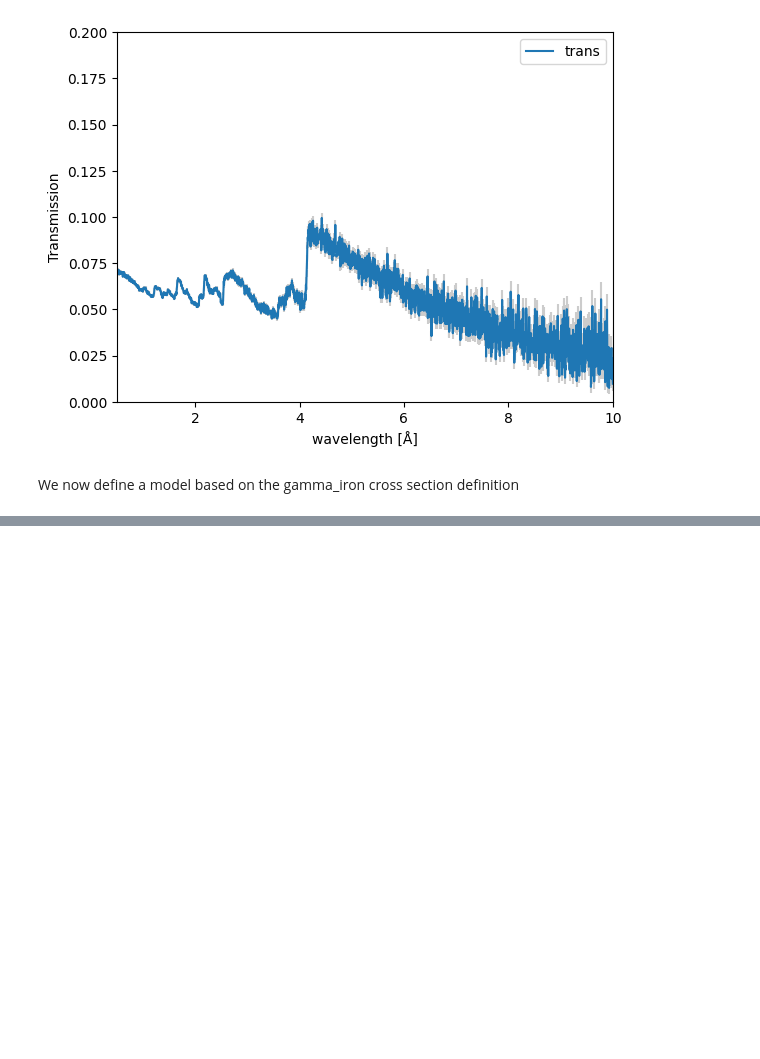
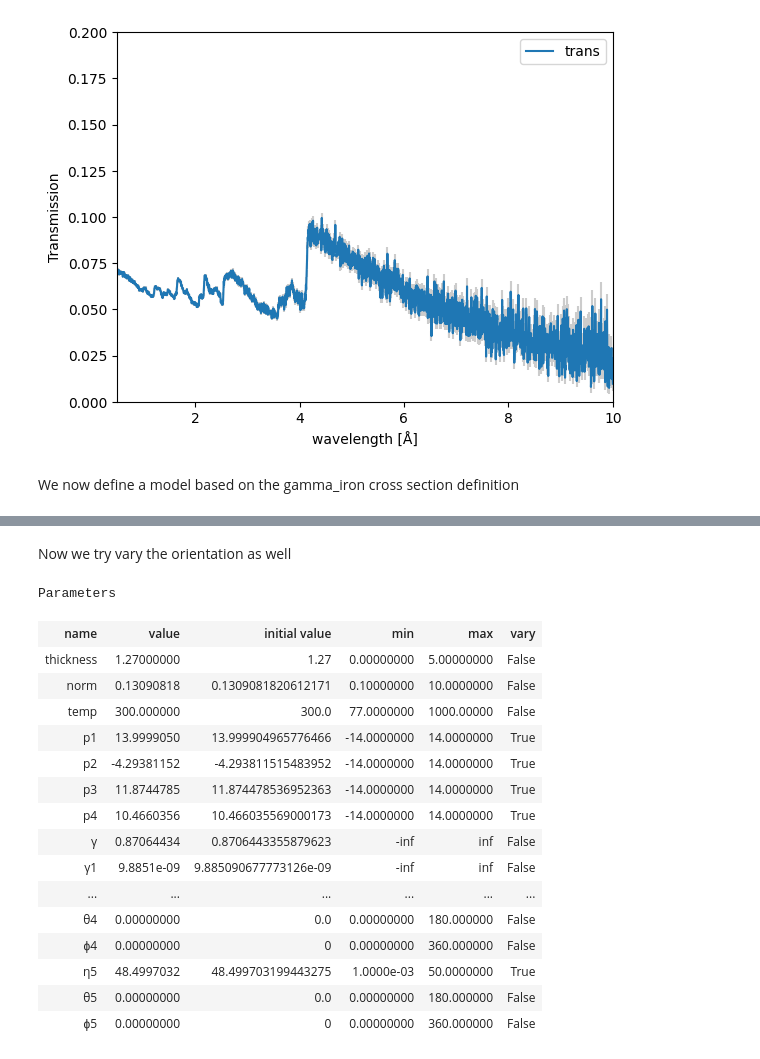
Before and after one commit to TsvikiHirsh/nbragg, a Jupyter notebook: notebooks/nbragg_tutorial.ipynb, the cells around one changed output, grey strips where cells are left out. Saved outputs shown, nothing was run; the diff lists cells and outputs as text; code cells hidden in the pictures; blank space fills up the shorter version.

```diff
--- a/notebooks/nbragg_tutorial.ipynb
+++ b/notebooks/nbragg_tutorial.ipynb
@@ -435,0 +437,2 @@ result.be
+# %% [markdown]
+Now we try vary the orientation as well
@@ -435,0 +442,31 @@ result.be
+# %%
+
+model.params["thickness"].vary = False
+model.params["norm"].vary = False
+model.params["θ2"].vary = False
+model.params["θ3"].vary = False
+model.params["θ4"].vary = False
+model.params["θ5"].vary = False
+model.params["ϕ2"].vary = False
+model.params["ϕ3"].vary = False
+model.params["ϕ4"].vary = False
+model.params["ϕ5"].vary = False
+model.params
+# %% [output]
+Parameters
+| name | value | initial value | min | max | vary |
+| thickness | 1.27000000 | 1.27 | 0.00000000 | 5.00000000 | False |
+| norm | 0.13090818 | 0.1309081820612171 | 0.10000000 | 10.0000000 | False |
+| temp | 300.000000 | 300.0 | 77.0000000 | 1000.00000 | False |
+| p1 | 13.9999050 | 13.999904965776466 | -14.0000000 | 14.0000000 | True |
+| p2 | -4.29381152 | -4.293811515483952 | -14.0000000 | 14.0000000 | True |
+| p3 | 11.8744785 | 11.874478536952363 | -14.0000000 | 14.0000000 | True |
+| p4 | 10.4660356 | 10.466035569000173 | -14.0000000 | 14.0000000 | True |
+| γ | 0.87064434 | 0.8706443355879623 | -inf | inf | False |
+| γ1 | 9.8851e-09 | 9.885090677773126e-09 | -inf | inf | False |
+| ... | ... | ... | ... | ... | ... |
+| θ4 | 0.00000000 | 0.0 | 0.00000000 | 180.000000 | False |
+| ϕ4 | 0.00000000 | 0 | 0.00000000 | 360.000000 | False |
+| η5 | 48.4997032 | 48.499703199443275 | 1.0000e-03 | 50.0000000 | True |
+| θ5 | 0.00000000 | 0.0 | 0.00000000 | 180.000000 | False |
+| ϕ5 | 0.00000000 | 0 | 0.00000000 | 360.000000 | False |
```
Also changed, not shown: parts of 13 cells of this notebook, 1 other file.
